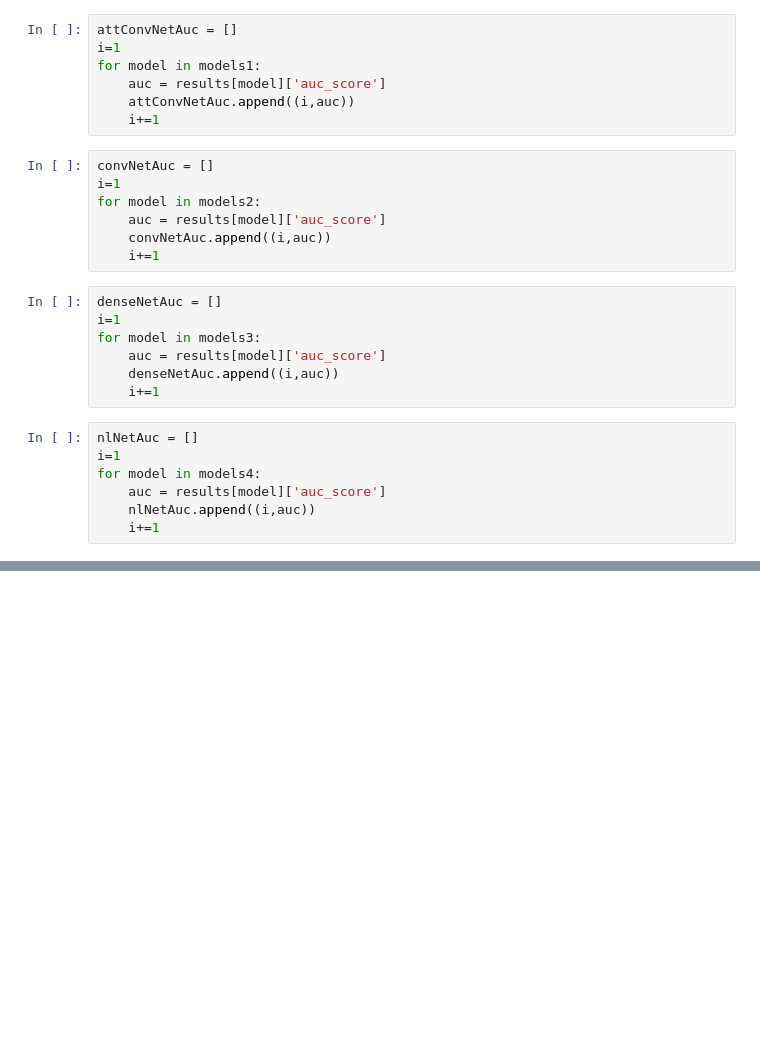
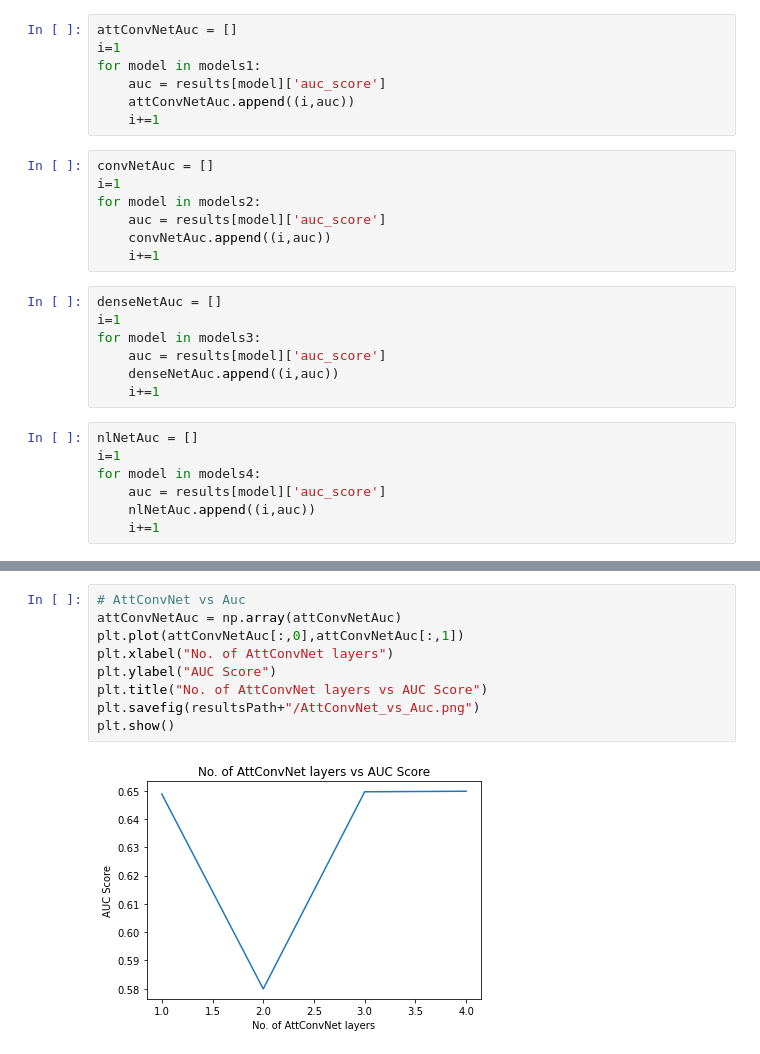
Before and after one commit to DodiyaParth/NL_GCN_ANOMALY_DETECTION, a Jupyter notebook: graphs.ipynb, the cells around one changed output, grey strips where cells are left out. Saved outputs shown, nothing was run; the diff lists cells and outputs as text; blank space fills up the shorter version.

```diff
--- a/graphs.ipynb
+++ b/graphs.ipynb
@@ -62,0 +78,11 @@ for model in models4:
+# %%
+# AttConvNet vs Auc
+attConvNetAuc = np.array(attConvNetAuc)
+plt.plot(attConvNetAuc[:,0],attConvNetAuc[:,1])
+plt.xlabel("No. of AttConvNet layers")
+plt.ylabel("AUC Score")
+plt.title("No. of AttConvNet layers vs AUC Score")
+plt.savefig(resultsPath+"/AttConvNet_vs_Auc.png")
+plt.show()
+# %% [output]
+[figure, added]
```
Also changed, not shown: parts of 7 cells of this notebook, 20 other files.
